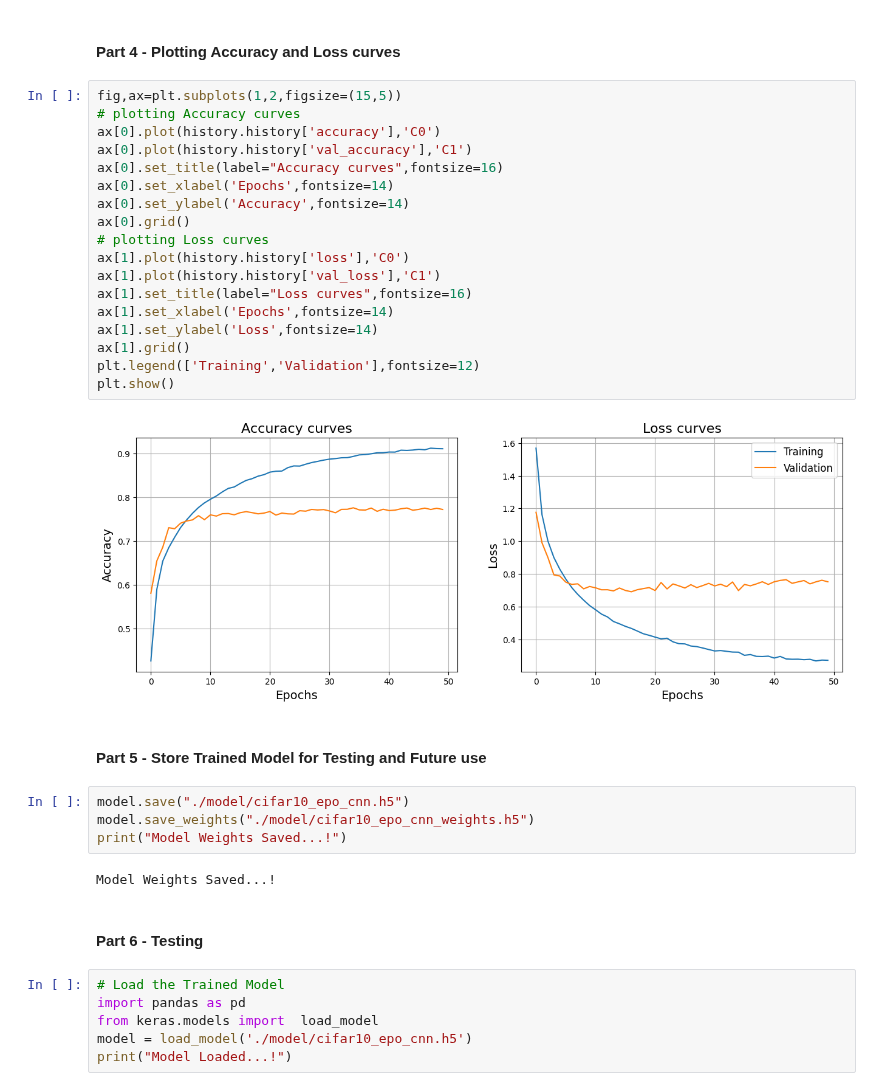
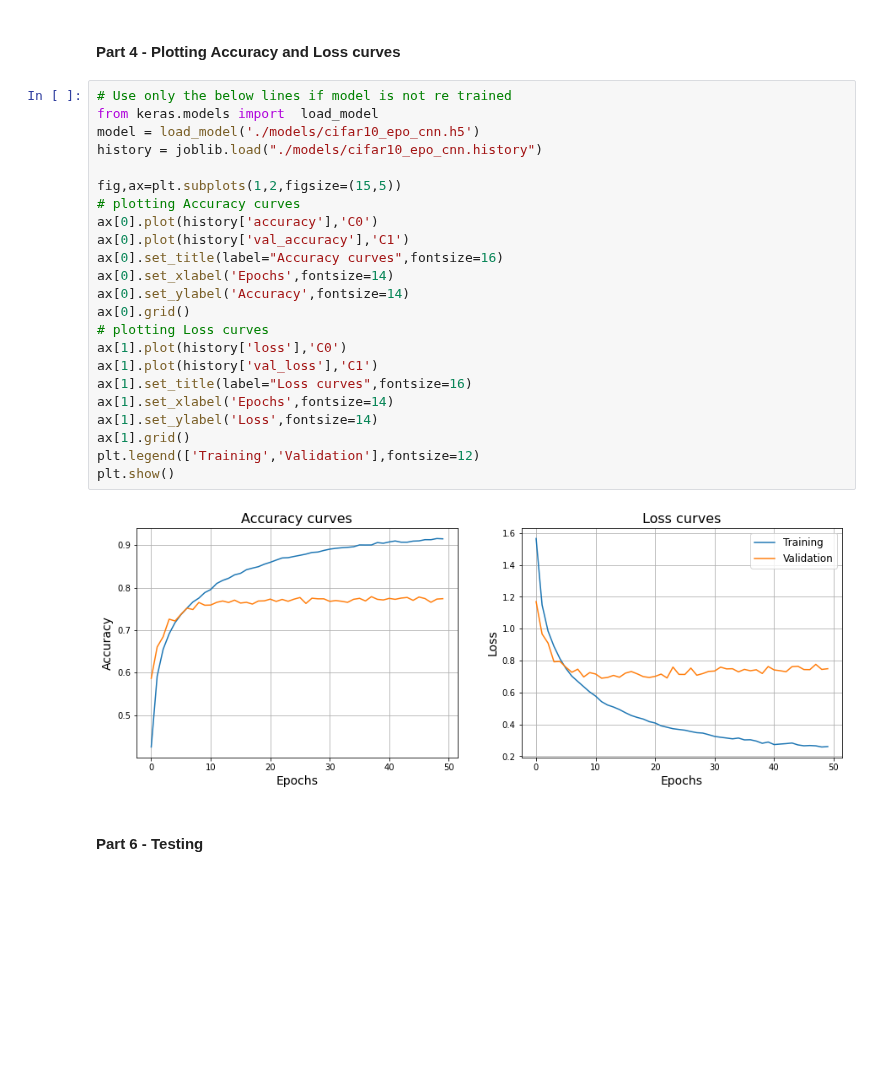
Before and after one commit to livinNector/machine-learning-lab-exercises, a Jupyter notebook: notebooks/Exercise 11.ipynb, the cells around one changed output. Drawn from its saved outputs; the diff is of its cells as text; blank space fills up the shorter version.

Commit message:
added history in models and Ex11 changes in saving the model

```diff
--- a/notebooks/Exercise 11.ipynb
+++ b/notebooks/Exercise 11.ipynb
@@ -149,41 +154,32 @@ Epoch 50/50
 # %% [markdown]
 #### Part 4 - Plotting Accuracy and Loss curves
 # %%
+# Use only the below lines if model is not re trained
+from keras.models import  load_model
+model = load_model('./models/cifar10_epo_cnn.h5')
+history = joblib.load("./models/cifar10_epo_cnn.history")
+
 fig,ax=plt.subplots(1,2,figsize=(15,5))
 # plotting Accuracy curves
-ax[0].plot(history.history['accuracy'],'C0')
-ax[0].plot(history.history['val_accuracy'],'C1')
+ax[0].plot(history['accuracy'],'C0')
+ax[0].plot(history['val_accuracy'],'C1')
 ax[0].set_title(label="Accuracy curves",fontsize=16)
 ax[0].set_xlabel('Epochs',fontsize=14)
 ax[0].set_ylabel('Accuracy',fontsize=14)
 ax[0].grid()
 # plotting Loss curves
-ax[1].plot(history.history['loss'],'C0')
-ax[1].plot(history.history['val_loss'],'C1')
+ax[1].plot(history['loss'],'C0')
+ax[1].plot(history['val_loss'],'C1')
 ax[1].set_title(label="Loss curves",fontsize=16)
 ax[1].set_xlabel('Epochs',fontsize=14)
 ax[1].set_ylabel('Loss',fontsize=14)
 ax[1].grid()
 plt.legend(['Training','Validation'],fontsize=12)
 plt.show()
 # %% [output]
-[figure, old version]
+[figure, new version]
-# %% [markdown]
-#### Part 5 - Store Trained Model for Testing and Future use
-# %%
-model.save("./model/cifar10_epo_cnn.h5")
-model.save_weights("./model/cifar10_epo_cnn_weights.h5")
-print("Model Weights Saved...!")
-# %% [output]
-Model Weights Saved...!
 # %% [markdown]
 #### Part 6 - Testing
-# %%
-# Load the Trained Model
-import pandas as pd
-from keras.models import  load_model
-model = load_model('./model/cifar10_epo_cnn.h5')
-print("Model Loaded...!")
 # %%
 m=15
 y_pred_=model.predict(X_test[:m])
```
Also changed, not shown: parts of 5 cells of this notebook, 3 other files.
